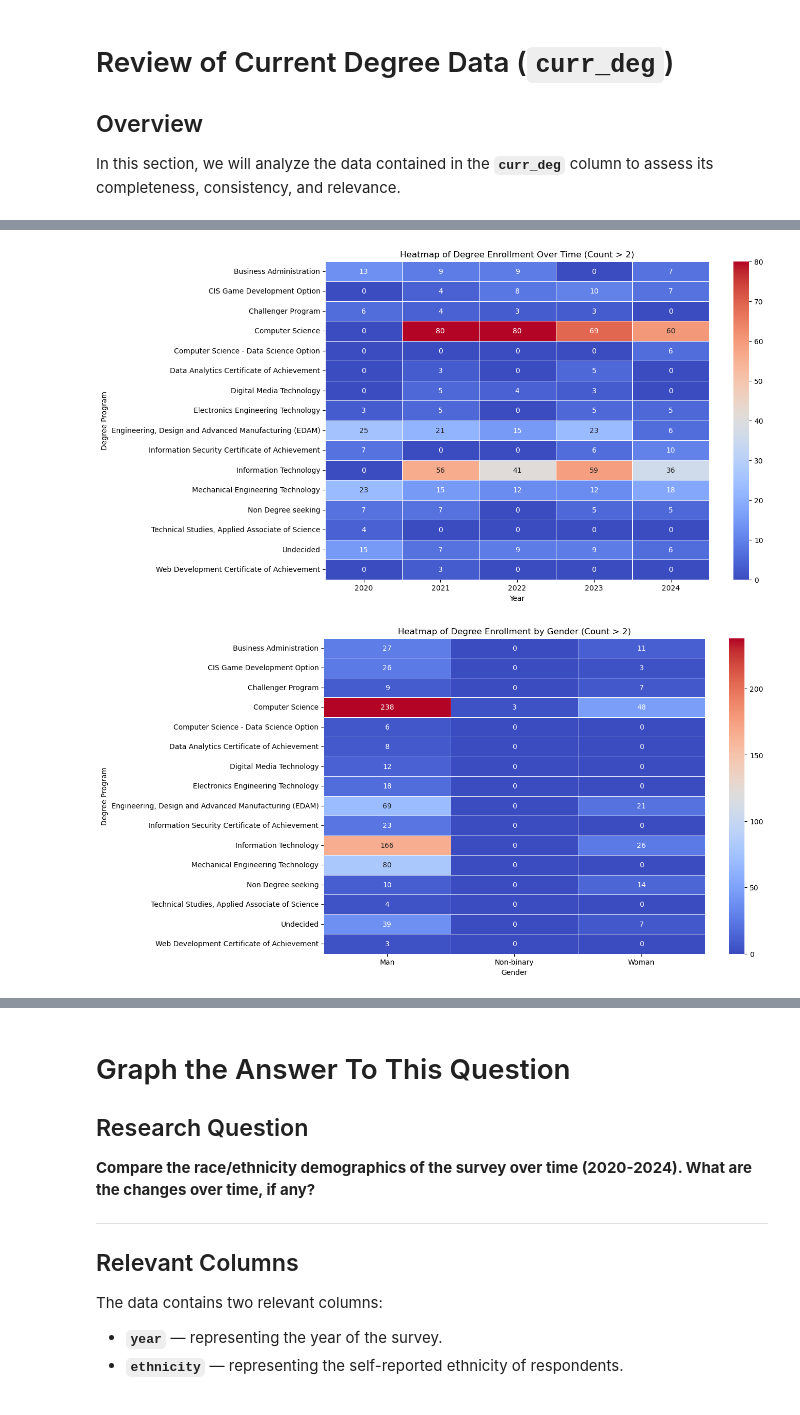
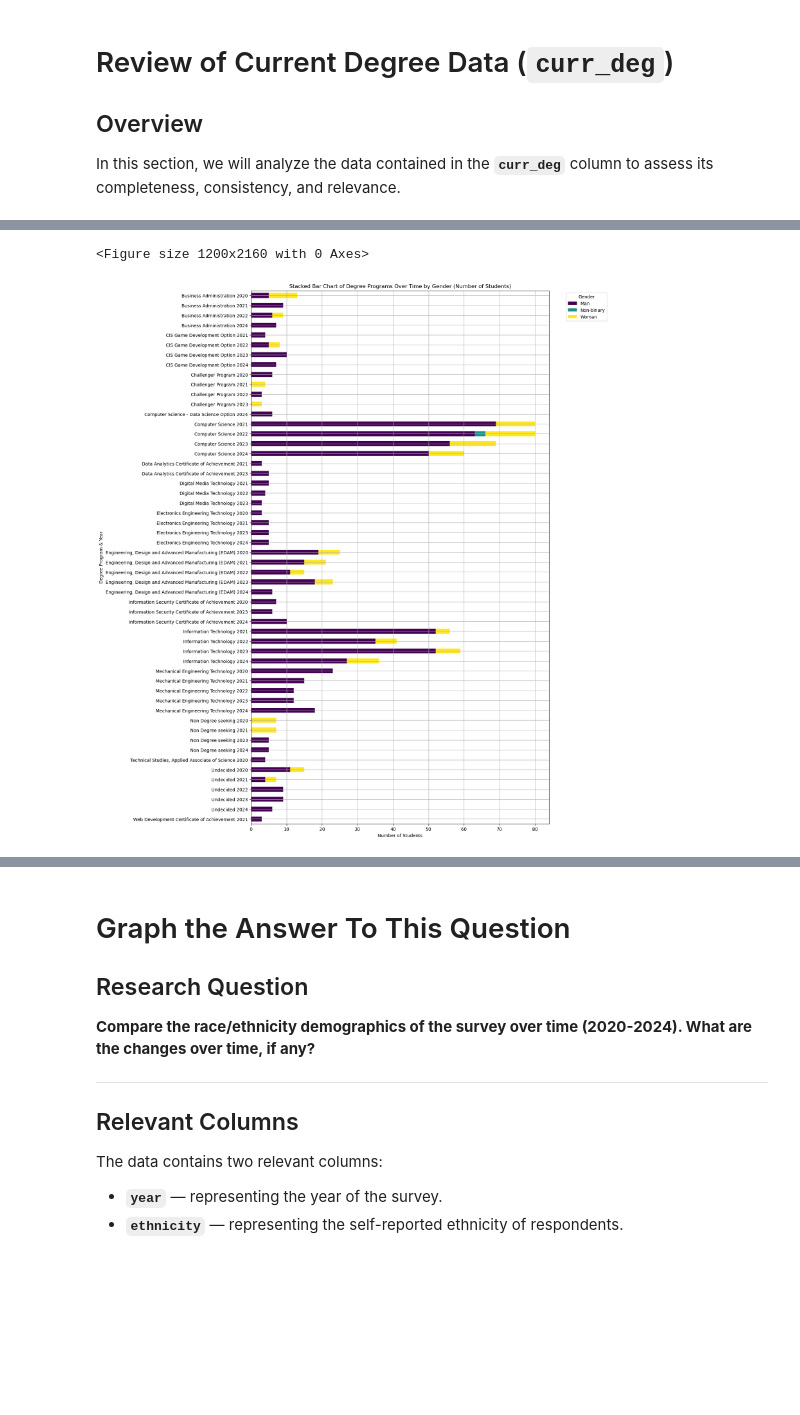
Before and after one commit to bethelighthouse/Project-1---College-Recruitment-Improvement-Study, a Jupyter notebook: modules/module06/majors_data_analysis/ccm_majors+2020_2024_data_analysis.ipynb, the cells around one changed output, grey strips where cells are left out. Saved outputs shown, nothing was run; the diff lists cells and outputs as text; code cells hidden in the pictures; blank space fills up the shorter version.

Commit message:
Update ccm_majors+2020_2024_data_analysis.ipynb
updated with input from class about graphs

```diff
--- a/modules/module06/majors_data_analysis/ccm_majors+2020_2024_data_analysis.ipynb
+++ b/modules/module06/majors_data_analysis/ccm_majors+2020_2024_data_analysis.ipynb
@@ -1234,32 +1206,39 @@ plt.show()
-# %%
-# Creating a heatmap to represent the filtered data
-plt.figure(figsize=(12, 8))
-
-# Pivoting data for the heatmap (Summing counts across gender)
-df_heatmap = df_filtered.pivot_table(index="curr_deg", columns="year", values="count", aggfunc="sum").fillna(0)
-
-# Plotting the heatmap
-sns.heatmap(df_heatmap, cmap="coolwarm", annot=True, fmt=".0f", linewidths=0.5)
-
-plt.title("Heatmap of Degree Enrollment Over Time (Count > 2)")
-plt.xlabel("Year")
-plt.ylabel("Degree Program")
-plt.show()
-# %% [output]
-[figure, removed]
-# %%
-# Creating a heatmap to represent enrollment counts based on gender and degree programs
-plt.figure(figsize=(12, 8))
-
-# Pivoting data for the heatmap (Summing counts across years)
-df_gender_heatmap = df_filtered.pivot_table(index="curr_deg", columns="gender", values="count", aggfunc="sum").fillna(0)
-
-# Plotting the heatmap
-sns.heatmap(df_gender_heatmap, cmap="coolwarm", annot=True, fmt=".0f", linewidths=0.5)
-
-plt.title("Heatmap of Degree Enrollment by Gender (Count > 2)")
-plt.xlabel("Gender")
-plt.ylabel("Degree Program")
-plt.show()
-# %% [output]
-[figure, removed]
+# %%
+# applying first comment changes
+import matplotlib.pyplot as plt
+
+# Filter data to exclude low counts
+df_filtered = df[df["count"] > 2]
+
+# Combine degree and year into a cleaner label
+df_filtered = df_filtered.sort_values(by=["curr_deg", "year"])
+df_filtered["label"] = df_filtered.groupby("curr_deg")["year"].transform(
+    lambda x: [x.iloc[0]] + [str(yr) for yr in x.iloc[1:]]
+)
+df_filtered["label"] = df_filtered["curr_deg"] + " " + df_filtered["label"].astype(str)
+
+# Pivot for plotting
+df_pivot_stacked = df_filtered.pivot_table(
+    index="label", columns="gender", values="count", aggfunc="sum"
+).fillna(0)
+
+# Sort so labels are ordered in descending order
+df_pivot_stacked = df_pivot_stacked.sort_index(ascending=False)
+
+# Plot
+plt.figure(figsize=(12, len(df_pivot_stacked) * 0.4))  # Dynamically scale height
+
+df_pivot_stacked.plot(kind="barh", stacked=True, colormap="viridis", figsize=(12, len(df_pivot_stacked) * 0.4))
+
+plt.title("Stacked Bar Chart of Degree Programs Over Time by Gender (Number of Students)")
+plt.xlabel("Number of Students")
+plt.ylabel("Degree Program & Year")
+plt.legend(title="Gender", bbox_to_anchor=(1.05, 1), loc="upper left")
+plt.grid(True)
+
+# Save and show
+plt.savefig("stacked_bar_chart_updated_01.jpeg", format="jpeg", bbox_inches="tight")
+plt.show()
+# %% [output]
+<Figure size 1200x2160 with 0 Axes>
+[figure, added]
```
Also changed, not shown: parts of 4 cells of this notebook.
